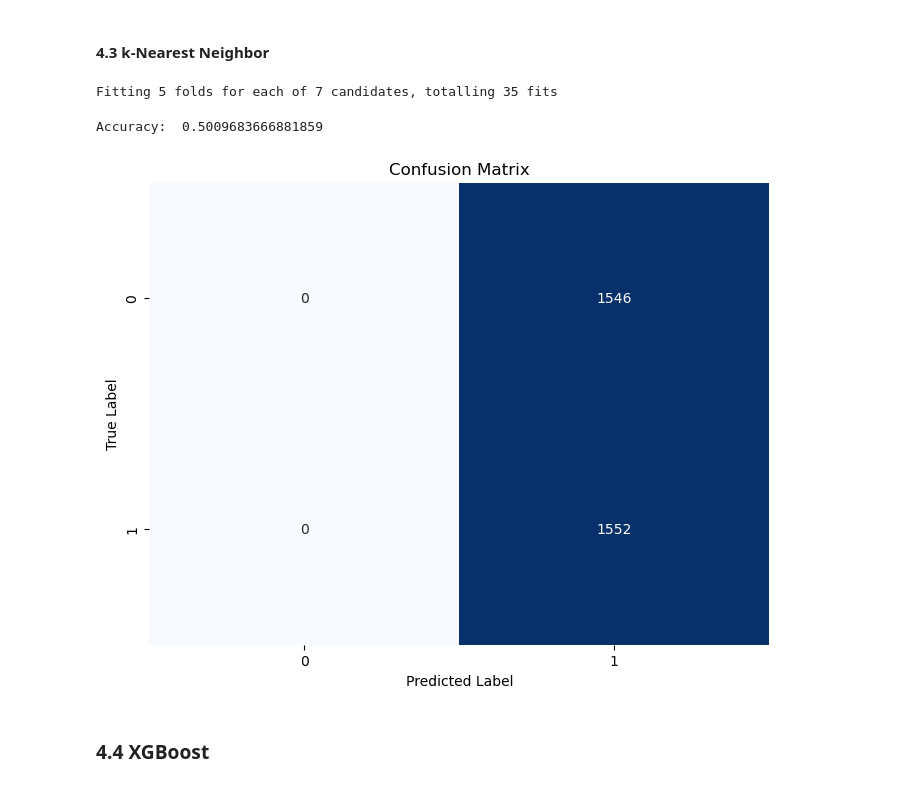
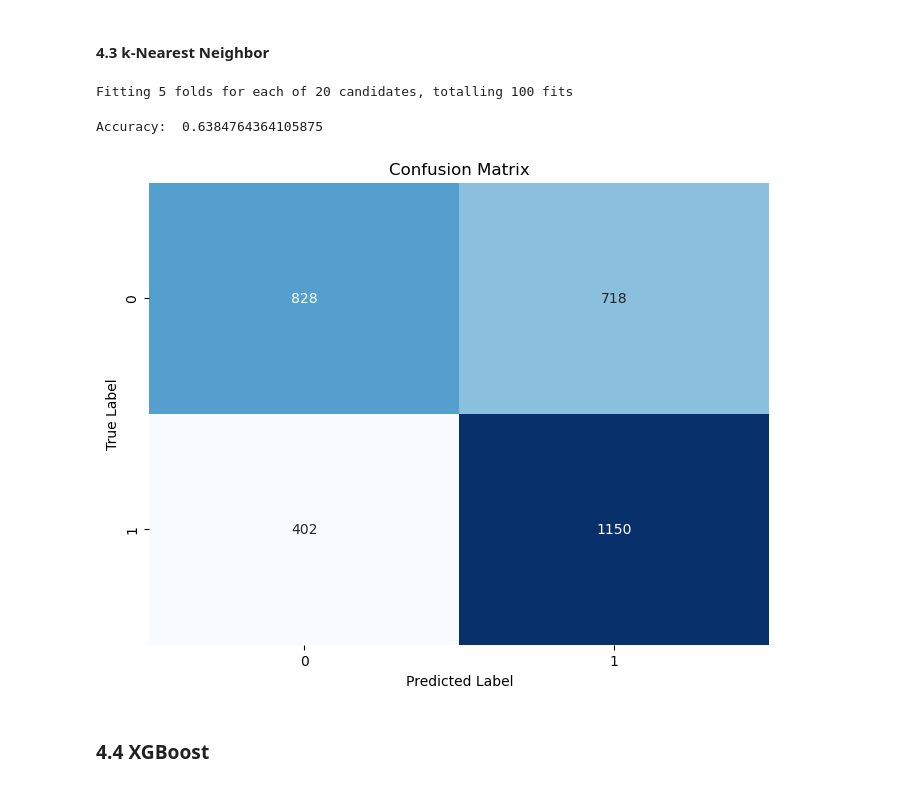
Before and after one commit to EliasMondelaers/datamanagementProject, a Jupyter notebook: Modeling.ipynb, the cells around one changed output. Cells and saved outputs as stored; diff of their text form; code cells hidden in the pictures.

```diff
--- a/Modeling.ipynb
+++ b/Modeling.ipynb
@@ -122,0 +133,15 @@ def evaluate_preds(XTest, yTest, Model):
+# %%
+from sklearn.dummy import DummyClassifier
+from sklearn.model_selection import cross_val_score
+
+# Initialize the baseline model
+baseline_clf = DummyClassifier(strategy='most_frequent', random_state=42)
+baseline_clf.fit(X_train, y_train)
+
+# 3. Predict on the test data
+y_pred_baseline = baseline_clf.predict(X_test)
+
+# 4. Evaluate the model
+accuracy = accuracy_score(y_test, y_pred_baseline)
+
+print(f"Baseline Accuracy: {accuracy:.4f}")
@@ -282,13 +312,14 @@ plt.tight_layout()
 from sklearn.neighbors import KNeighborsClassifier
 knn_base = KNeighborsClassifier()
 
-# Define the hyperparameter grid to search
+# 2. Define the hyperparameter grid to search
 param_grid = {
-    'n_neighbors': [3, 5, 7, 9, 11, 15, 21],
-    'weights': ['distance'],
+    'n_neighbors': [3, 5, 11, 15, 21],
+    'weights': ['uniform', 'distance'],
+    'p': [1, 2]
 }
 
-# 3. Initialize GridSearchCV
+# Initialize GridSearchCV
 grid_search_knn = GridSearchCV(
     estimator=knn_base,
     param_grid=param_grid,
@@ -297,12 +328,15 @@ grid_search_knn = GridSearchCV(
     n_jobs=-1, # Use all available processors
     verbose=1 # Display progress
 )
+
+# Fit the Grid Search to the training data
 grid_search_knn.fit(X_train_scaled, y_train)
-best_knn_model = grid_search_knn.best_estimator_
+# Get the best model and its hyperparameters
+best_knn_model_no_budget = grid_search_knn.best_estimator_
 # %% [output]
-Fitting 5 folds for each of 7 candidates, totalling 35 fits
+Fitting 5 folds for each of 20 candidates, totalling 100 fits
 # %%
-evaluate_preds(X_test,y_test,best_knn_model)
+evaluate_preds(X_test,y_test,best_knn_model_no_budget)
 # %% [output]
-Accuracy:  0.5009683666881859
+Accuracy:  0.6384764364105875
-[figure, old version]
+[figure, new version]
```
Also changed, not shown: parts of 32 cells of this notebook.
